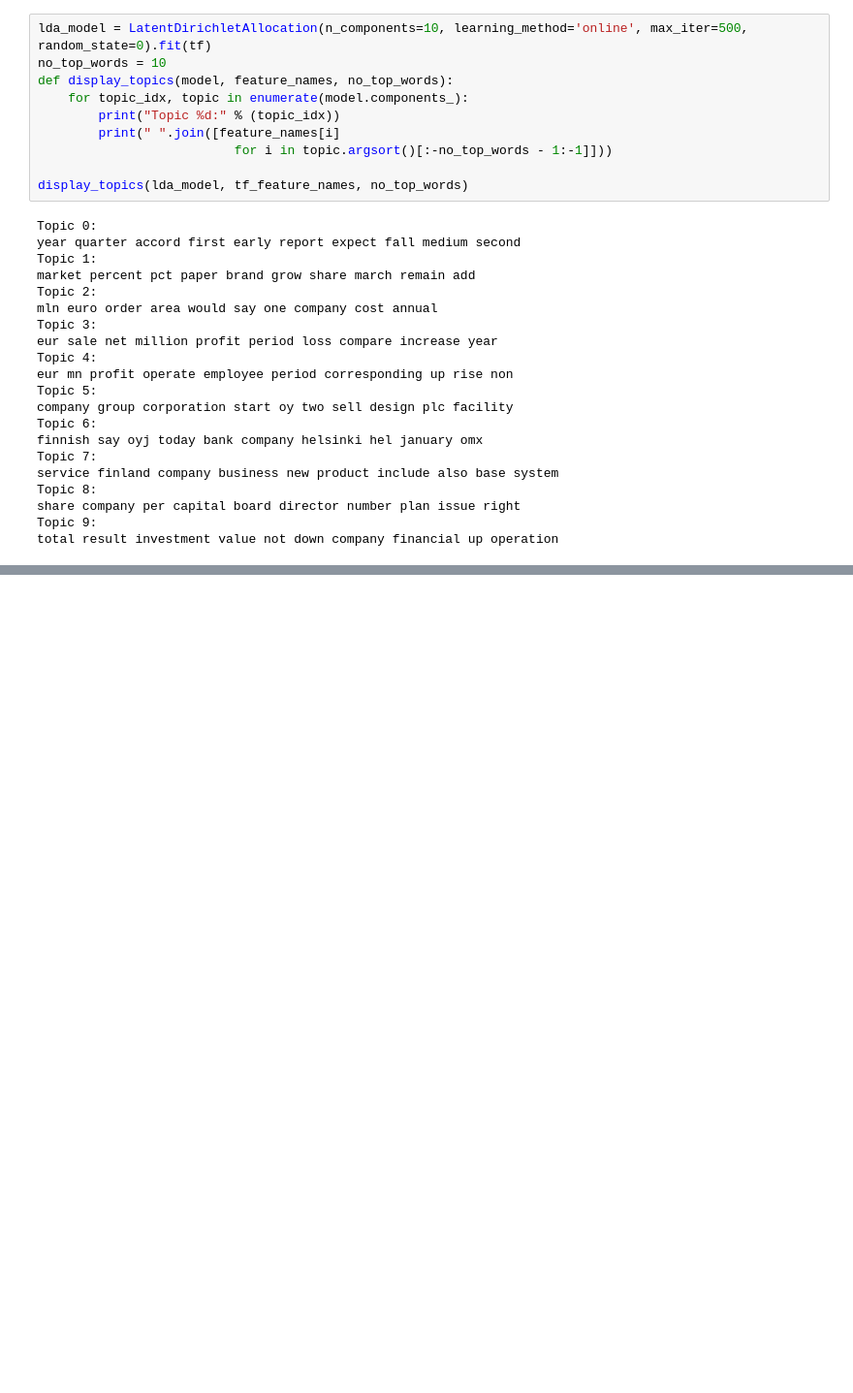
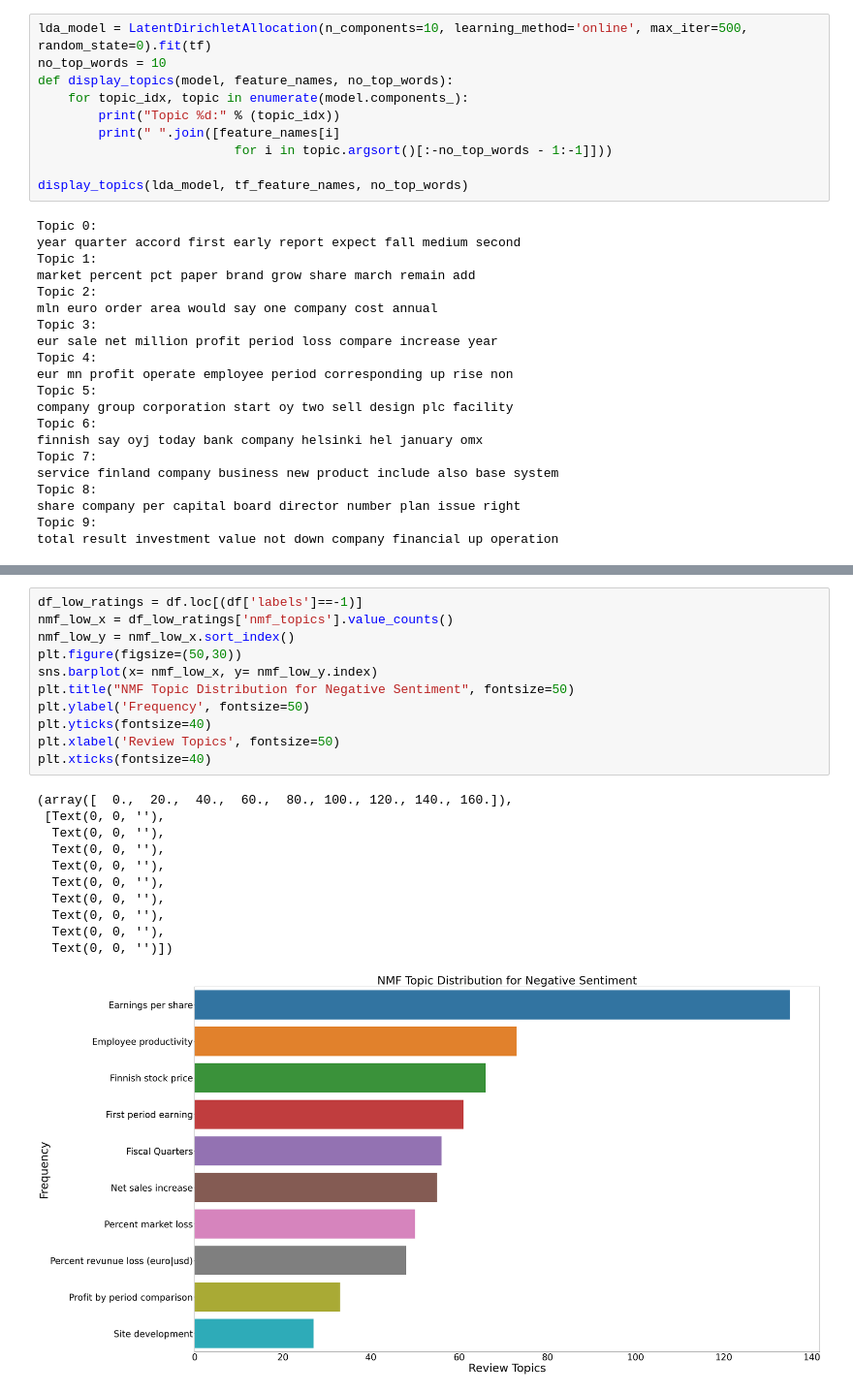
Before and after one commit to Kevin-Kwasnik/aspect-based-sentiment-analysis, a Jupyter notebook: 3_EDA.ipynb, the cells around one changed output, grey strips where cells are left out. Shown at 97% size. Cells and saved outputs as stored; diff of their text form; blank space fills up the shorter version.

```diff
--- a/3_EDA.ipynb
+++ b/3_EDA.ipynb
@@ -333,0 +404,23 @@ finland develop headquarter helsinki group contract plant country employee base
+# %%
+df_low_ratings = df.loc[(df['labels']==-1)]
+nmf_low_x = df_low_ratings['nmf_topics'].value_counts()
+nmf_low_y = nmf_low_x.sort_index()
+plt.figure(figsize=(50,30))
+sns.barplot(x= nmf_low_x, y= nmf_low_y.index)
+plt.title("NMF Topic Distribution for Negative Sentiment", fontsize=50)
+plt.ylabel('Frequency', fontsize=50)
+plt.yticks(fontsize=40)
+plt.xlabel('Review Topics', fontsize=50)
+plt.xticks(fontsize=40)
+# %% [output]
+(array([  0.,  20.,  40.,  60.,  80., 100., 120., 140., 160.]),
+ [Text(0, 0, ''),
+  Text(0, 0, ''),
+  Text(0, 0, ''),
+  Text(0, 0, ''),
+  Text(0, 0, ''),
+  Text(0, 0, ''),
+  Text(0, 0, ''),
+  Text(0, 0, ''),
+  Text(0, 0, '')])
+[figure, added]
```
Also changed, not shown: parts of 15 cells of this notebook.
